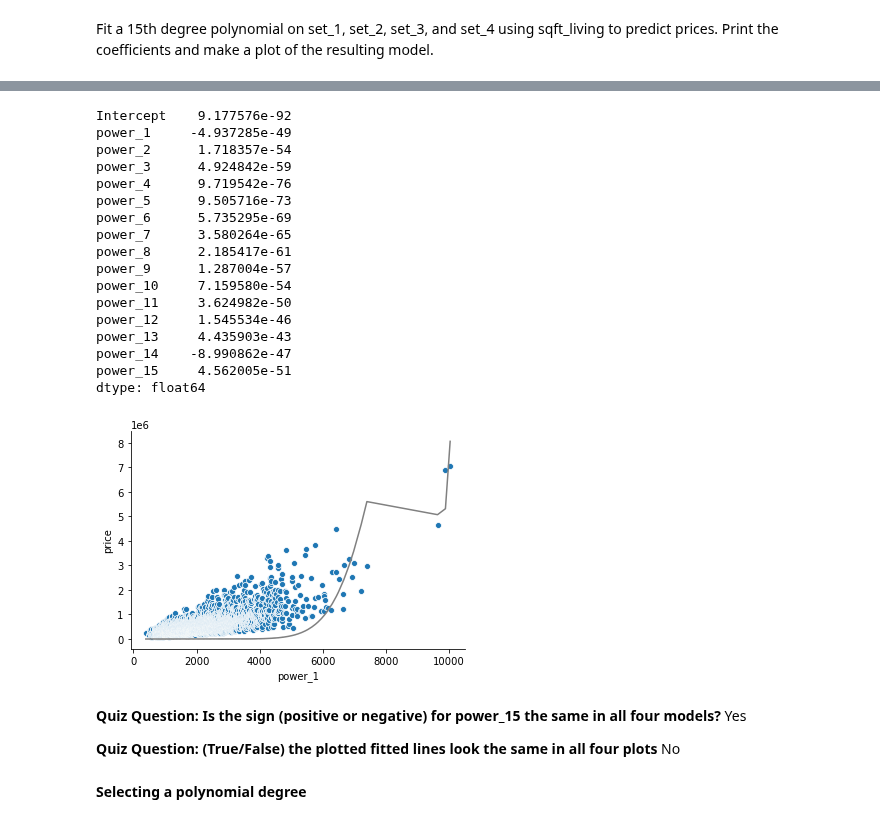
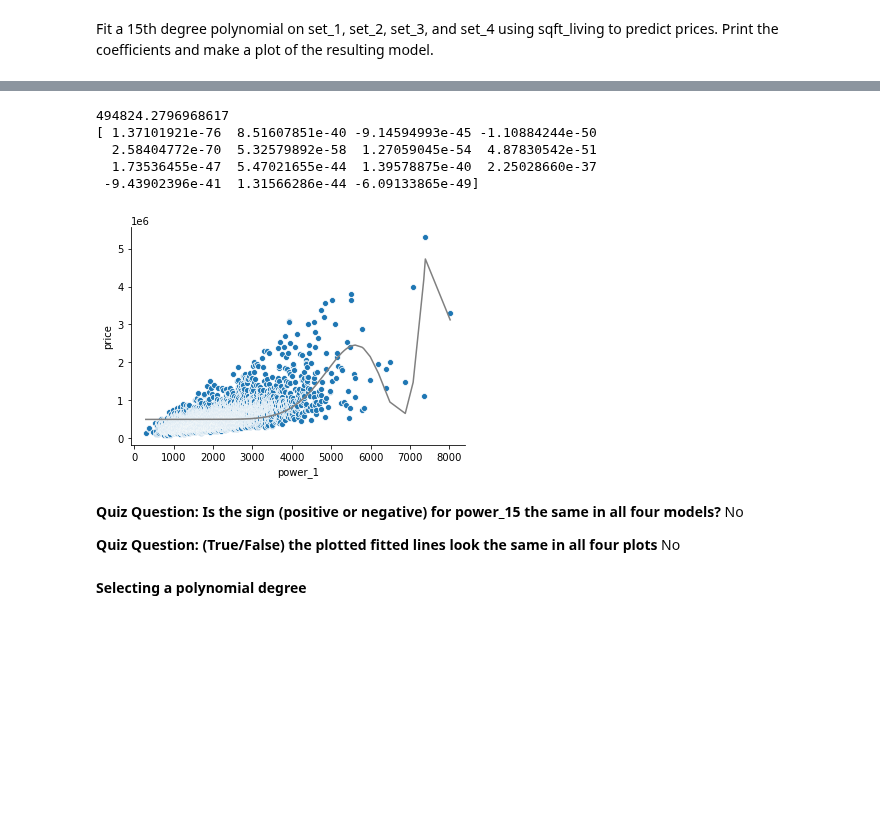
Before and after one commit to NikkiSarah/Coursera, a Jupyter notebook: Machine Learning Specialisation (University of Washington)/2. Regression/W3 PA - Polynomial regression.ipynb, the cells around one changed output, grey strips where cells are left out. Cells and saved outputs as stored; diff of their text form; code cells hidden in the pictures; blank space fills up the shorter version.

```diff
--- a/Machine Learning Specialisation (University of Washington)/2. Regression/W3 PA - Polynomial regression.ipynb
+++ b/Machine Learning Specialisation (University of Washington)/2. Regression/W3 PA - Polynomial regression.ipynb
@@ -359,37 +290,26 @@ dtype: float64
 # %%
-poly15_data = polynomial_dataframe(set_3['sqft_living'], 15)
-poly15_data['price'] = set_3['price']
-model15 = smf.ols('price ~ power_1 + power_2 + power_3 + power_4 + power_5 + power_6 + power_7 + power_8 + power_9 + \
-                  power_10 + power_11 + power_12 + power_13 + power_14 + power_15', data = poly15_data).fit()
-print(model15.params)
+poly15_data = polynomial_dataframe(set_4['sqft_living'], 15)
+
+model15 = LinearRegression()
+model15.fit(poly15_data, set_4['price'])
+print(model15.intercept_)
+print(model15.coef_)
 
 preds = model15.predict(poly15_data)
 
-sns.scatterplot(data = poly15_data, x = "power_1", y = "price")
+sns.scatterplot(data = poly15_data, x = "power_1", y = set_4["price"])
 sns.lineplot(data = poly15_data, x = "power_1", y = preds, color = "gray")
 sns.despine();
 # %% [output]
-Intercept    9.177576e-92
-power_1     -4.937285e-49
-power_2      1.718357e-54
-power_3      4.924842e-59
-power_4      9.719542e-76
-power_5      9.505716e-73
-power_6      5.735295e-69
-power_7      3.580264e-65
-power_8      2.185417e-61
-power_9      1.287004e-57
-power_10     7.159580e-54
-power_11     3.624982e-50
-power_12     1.545534e-46
-power_13     4.435903e-43
-power_14    -8.990862e-47
-power_15     4.562005e-51
-dtype: float64
+494824.2796968617
+[ 1.37101921e-76  8.51607851e-40 -9.14594993e-45 -1.10884244e-50
+  2.58404772e-70  5.32579892e-58  1.27059045e-54  4.87830542e-51
+  1.73536455e-47  5.47021655e-44  1.39578875e-40  2.25028660e-37
+ -9.43902396e-41  1.31566286e-44 -6.09133865e-49]
-[figure, old version]
+[figure, new version]
 # %% [markdown]
 **Quiz Question: Is the sign (positive or negative) for power_15 the same in all four models?**
-Yes
+No
 
 **Quiz Question: (True/False) the plotted fitted lines look the same in all four plots**
 No
```
Also changed, not shown: parts of 21 cells of this notebook, 8 other files.
